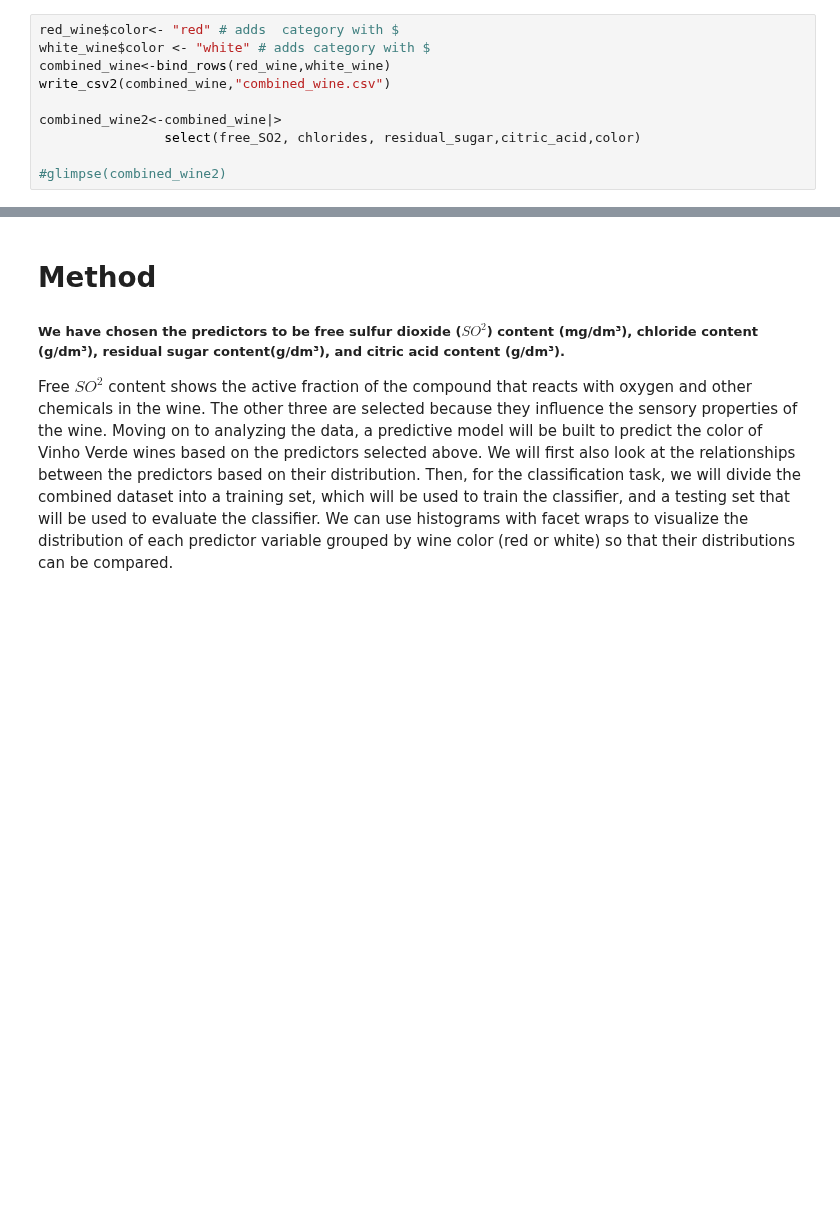
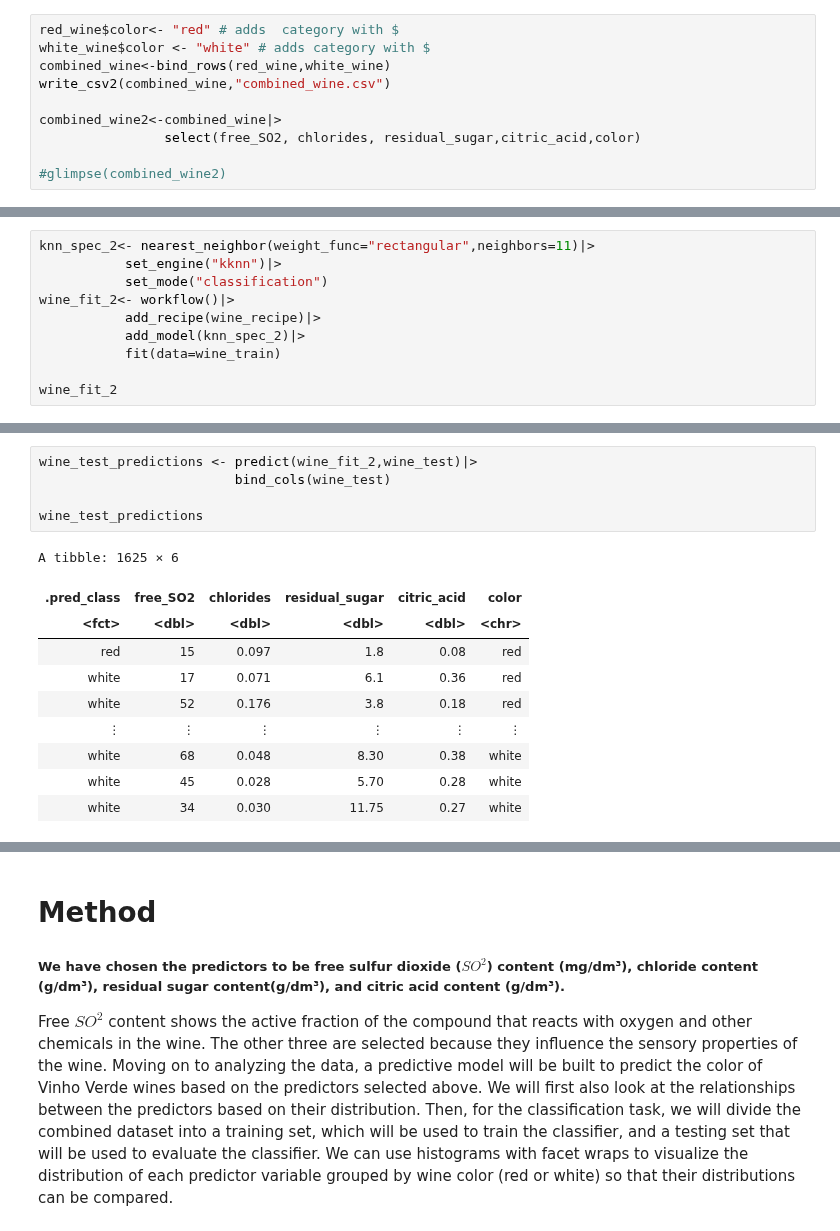
Before and after one commit to zaladmander/DSCI100-Group-Project, a Jupyter notebook: dsci100_10_group12_project_proposal.ipynb, the cells around one changed output, grey strips where cells are left out. Saved outputs shown, nothing was run; the diff lists cells and outputs as text; blank space fills up the shorter version.

```diff
--- a/dsci100_10_group12_project_proposal.ipynb
+++ b/dsci100_10_group12_project_proposal.ipynb
@@ -184,0 +238,10 @@ wine_prediction_accuracy
+# %%
+knn_spec_2<- nearest_neighbor(weight_func="rectangular",neighbors=11)|>
+           set_engine("kknn")|>
+           set_mode("classification")
+wine_fit_2<- workflow()|>
+           add_recipe(wine_recipe)|>
+           add_model(knn_spec_2)|>
+           fit(data=wine_train)
+
+wine_fit_2
@@ -184,0 +268,16 @@ wine_prediction_accuracy
+# %%
+wine_test_predictions <- predict(wine_fit_2,wine_test)|>
+                         bind_cols(wine_test)
+
+wine_test_predictions
+# %% [output]
+A tibble: 1625 × 6
+| .pred_class | free_SO2 | chlorides | residual_sugar | citric_acid | color |
+| <fct> | <dbl> | <dbl> | <dbl> | <dbl> | <chr> |
+| red | 15 | 0.097 | 1.8 | 0.08 | red |
+| white | 17 | 0.071 | 6.1 | 0.36 | red |
+| white | 52 | 0.176 | 3.8 | 0.18 | red |
+| ⋮ | ⋮ | ⋮ | ⋮ | ⋮ | ⋮ |
+| white | 68 | 0.048 | 8.30 | 0.38 | white |
+| white | 45 | 0.028 | 5.70 | 0.28 | white |
+| white | 34 | 0.030 | 11.75 | 0.27 | white |
```
Also changed, not shown: parts of 11 cells of this notebook.
